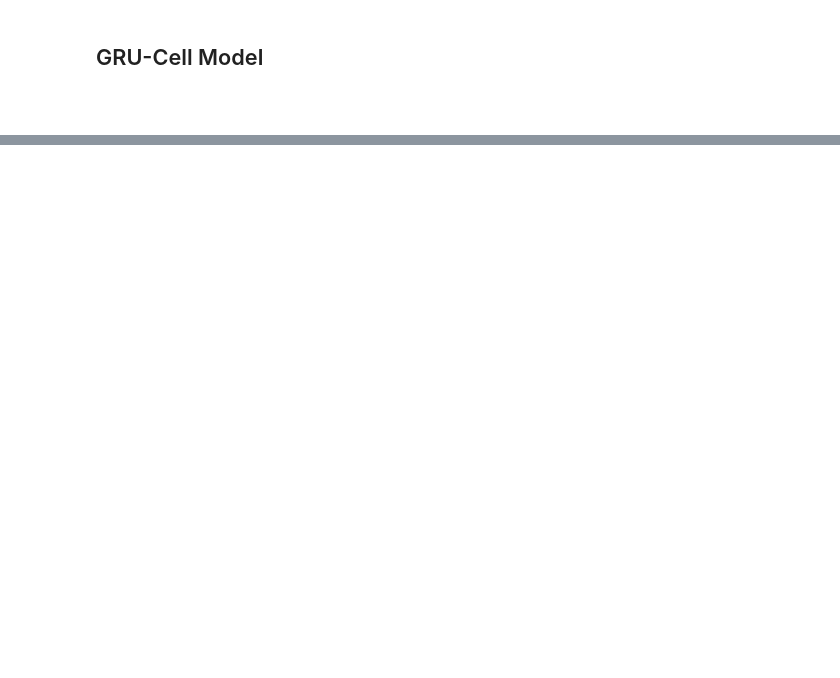
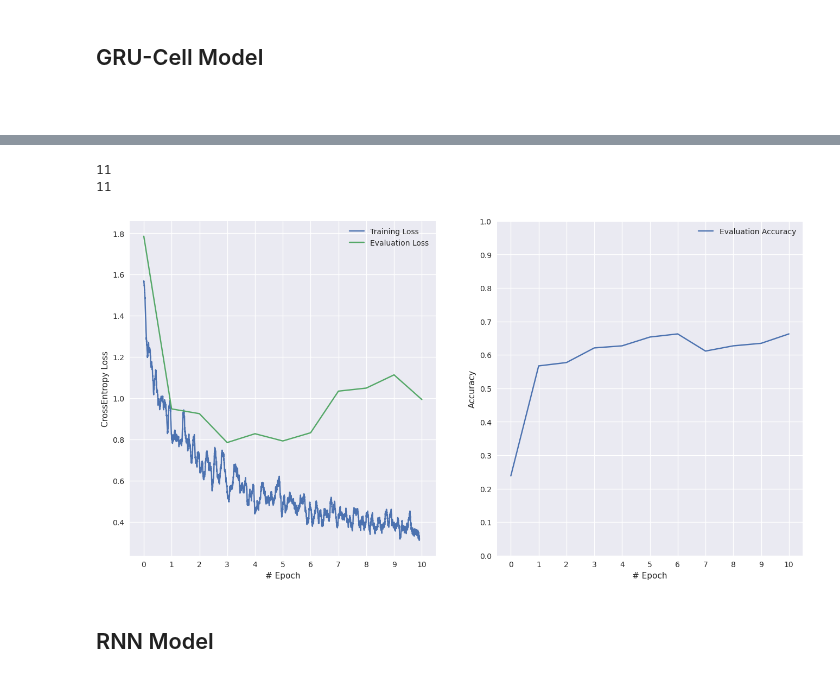
Before and after one commit to LDenninger/VisionLabSS23, a Jupyter notebook: Assignments_5/evaluation.ipynb, the cells around one changed output, grey strips where cells are left out. Drawn from its saved outputs; the diff is of its cells as text; code cells hidden in the pictures; blank space fills up the shorter version.

```diff
--- a/Assignments_5/evaluation.ipynb
+++ b/Assignments_5/evaluation.ipynb
@@ -161,0 +165,43 @@ fig.show()
+# %%
+exp_name = "ConvLSTM"
+run_name = 'model_1'
+log_dir = P(os.getcwd(), 'experiments', exp_name, run_name, 'logs')
+
+reader = SummaryReader(log_dir, pivot=True)
+data = reader.scalars
+data
+
+clstm_eval_loss = data.loc[:,'epoch_metrics/eval_loss'].to_numpy()
+clstm_accuracy = data.loc[:,'epoch_metrics/accuracy'].to_numpy()
+clstm_loss = data.loc[:, 'iteration_metrics/train_loss'].to_numpy()
+clstm_accuracy_2 = clstm_accuracy[:num_epochs+1]
+clstm_eval_loss_2 = clstm_eval_loss[:num_epochs+1]
+clstm_loss_2 = clstm_loss[1:num_iterations*num_epochs]
+clstm_loss = []
+clstm_accuracy = []
+clstm_eval_loss = []
+
+
+for i in clstm_loss_2:
+    if isinstance(i, list):
+        continue
+    clstm_loss.append(float(i))
+
+for i in clstm_eval_loss_2:
+    if isinstance(i, list):
+        continue
+    clstm_eval_loss.append(float(i))
+
+for i in clstm_accuracy_2:
+    if isinstance(i, list):
+        continue
+    clstm_accuracy.append(float(i))
+# %%
+fig = visualize_training(clstm_loss, clstm_eval_loss, clstm_accuracy)
+fig.show()
+# %% [output]
+11
+11
+[figure, added]
+# %% [markdown]
+## RNN Model
```
Also changed, not shown: parts of 14 cells of this notebook, 1 other file.
